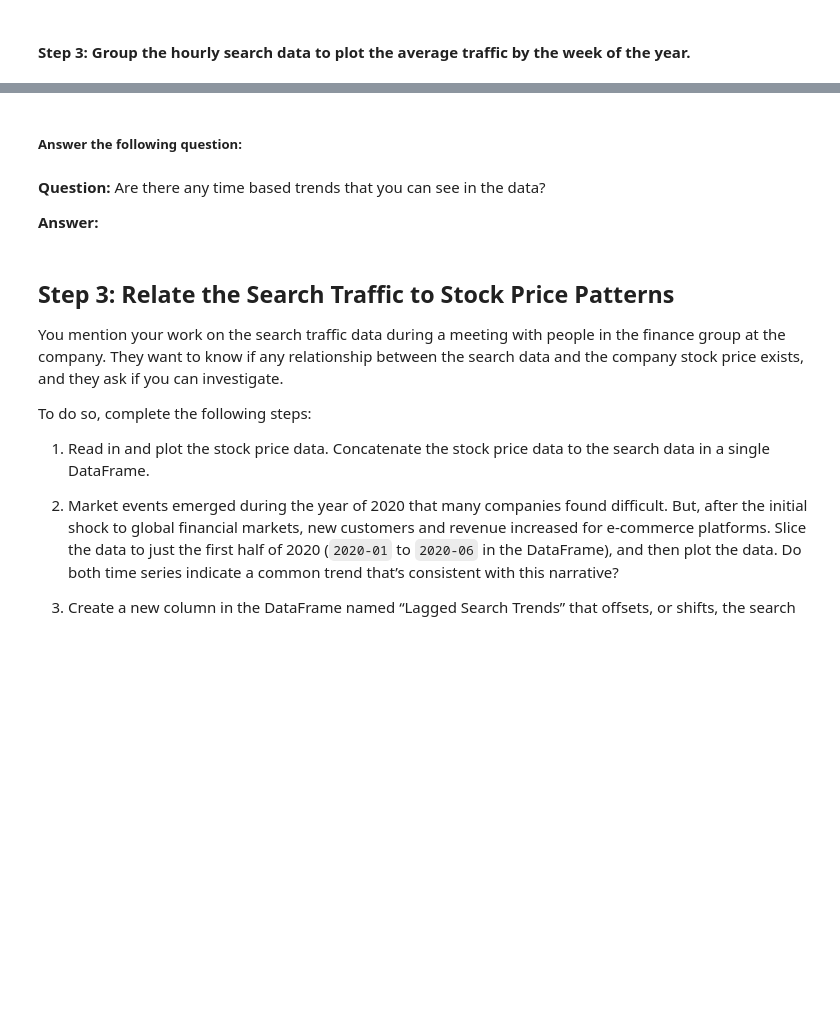
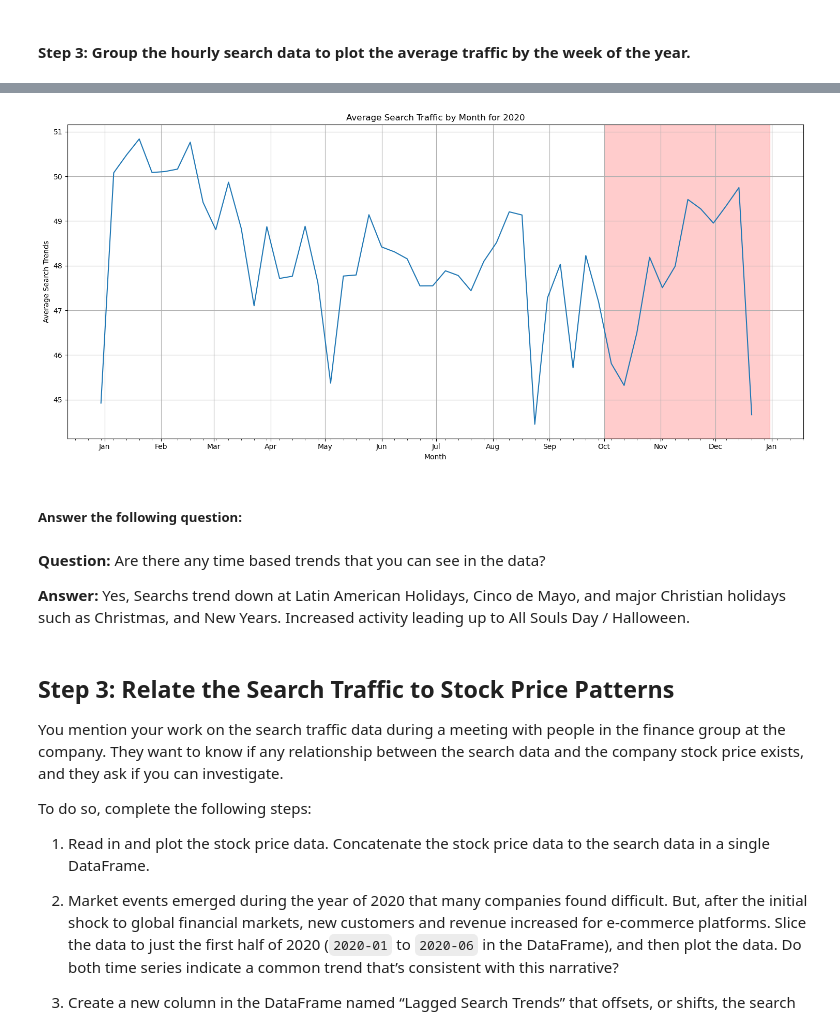
Before and after one commit to Raymond-St/prophet-challenge, a Jupyter notebook: forecasting_net_prophet.ipynb, the cells around one changed output, grey strips where cells are left out. Cells and saved outputs as stored; diff of their text form; code cells hidden in the pictures; blank space fills up the shorter version.

```diff
--- a/forecasting_net_prophet.ipynb
+++ b/forecasting_net_prophet.ipynb
@@ -266,9 +265,53 @@ plt.show()
+# %%
+year = 2020
+# Mapping from week number to a representative first day of each week
+week_to_date = {}
+for week in range(1, 53):  # Weeks 1-52
+    # Calculate the date of the Monday of this week
+    date = datetime(year, 1, 1) + timedelta(days=(week-1)*7)
+    # Adjust to the Monday of that week
+    monday = date - timedelta(days=date.weekday())
+    week_to_date[week] = monday
+
+# Create a new DataFrame with dates as the index
+date_indexed_data = pd.DataFrame(index=[week_to_date[week] for week in weekly_ave.index],
+                                 data=weekly_ave.values,
+                                 columns=['Search Trends'])
+
+# Sort by date to ensure proper ordering
+date_indexed_data = date_indexed_data.sort_index()
+
+# Create the plot with date-formatted x-axis
+plt.figure(figsize=(15, 7))
+plt.plot(date_indexed_data.index, date_indexed_data['Search Trends'])
+
+# Format the x-axis to show months with weekly tick marks
+ax = plt.gca()
+ax.xaxis.set_major_locator(mdates.MonthLocator())  # Major ticks on months
+ax.xaxis.set_major_formatter(mdates.DateFormatter('%b'))  # Format as abbreviated month name
+ax.xaxis.set_minor_locator(mdates.WeekdayLocator(byweekday=0))  # Minor ticks on Mondays (weekly)
+
+# Set title and labels
+plt.title('Average Search Traffic by Month for 2020')
+plt.xlabel('Month')
+plt.ylabel('Average Search Trends')
+plt.grid(True)
+
+# Highlighting the holiday shopping period (Oct-Dec)
+holiday_start = datetime(year, 10, 1)  # October 1st
+holiday_end = datetime(year, 12, 31)   # December 31st
+plt.axvspan(holiday_start, holiday_end, color='red', alpha=0.2)
+
+plt.tight_layout()
+plt.show()
+# %% [output]
+[figure, added]
 # %% [markdown]
 ##### Answer the following question:
 # %% [markdown]
 **Question:** Are there any time based trends that you can see in the data?
 
-**Answer:**
+**Answer:** Yes, Searchs trend down at Latin American Holidays, Cinco de Mayo, and major Christian holidays such as Christmas, and New Years. Increased activity leading up to All Souls Day / Halloween.
 # %% [markdown]
 ## Step 3: Relate the Search Traffic to Stock Price Patterns
 
```
Also changed, not shown: parts of 24 cells of this notebook.
